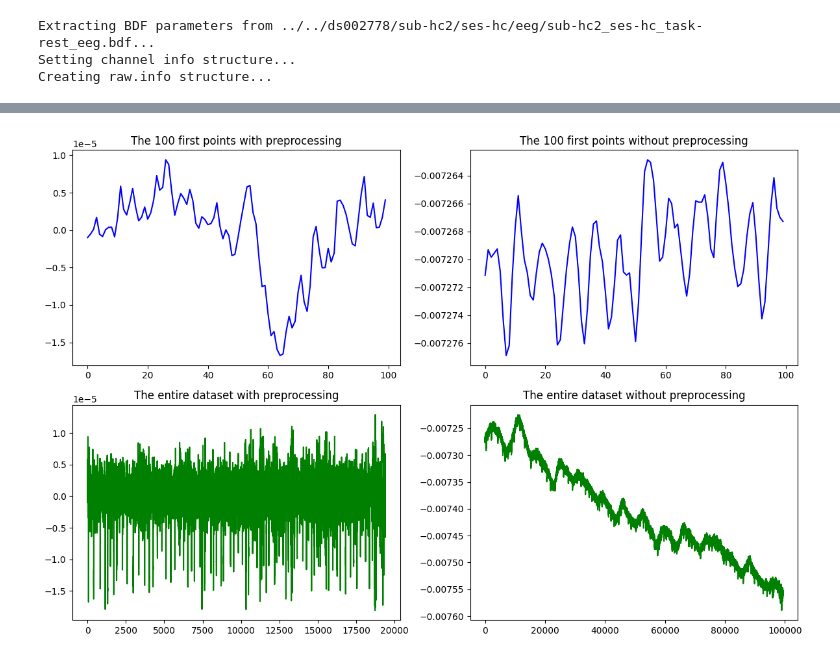
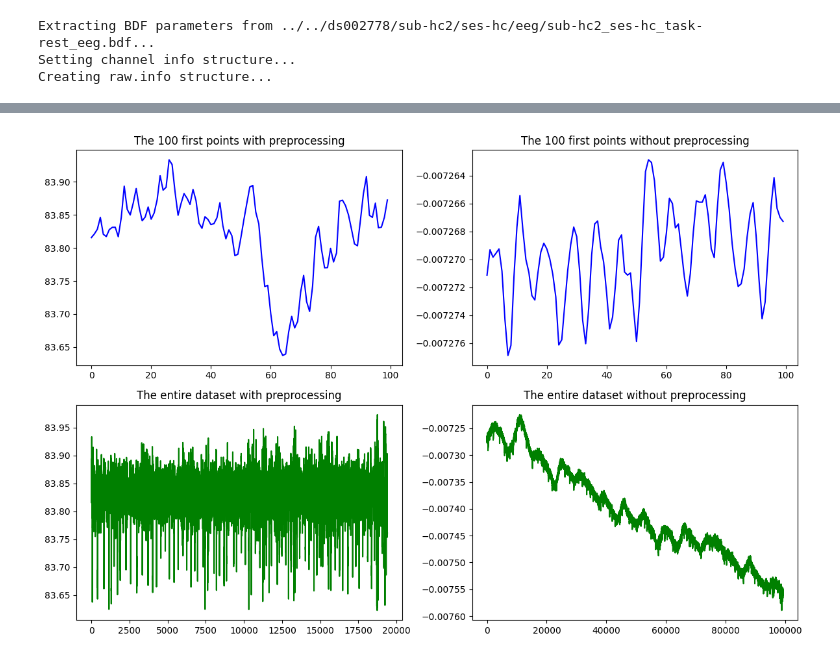
Before and after one commit to t-mariani/multi-time-gnn, a Jupyter notebook: plots/plot_preprocessing.ipynb, the cells around one changed output, grey strips where cells are left out. Cells and saved outputs as stored; diff of their text form; code cells hidden in the pictures.

Commit message:
IMP: normalisation in plot_preprocessing

```diff
--- a/plots/plot_preprocessing.ipynb
+++ b/plots/plot_preprocessing.ipynb
@@ -24,5 +26,7 @@ dataset_preprocessed = preprocess_eeg(dataset, config)
 Extracting BDF parameters from ../../ds002778/sub-hc2/ses-hc/eeg/sub-hc2_ses-hc_task-rest_eeg.bdf...
 Setting channel info structure...
 Creating raw.info structure...
+# %%
+normalizer = get_normalizer("zscore", dataset)
 # %%
-dataset
+dataset_preprocessed_normalized = normalizer.normalize(dataset_preprocessed)
@@ -66,25 +35,25 @@ plt.plot(dataset_preprocessed[0][:100])
 # %%
 channel = 8
 plot_length = 100
 
 fig, axes = plt.subplots(2, 2, figsize=(12, 8))
 
 # Plot on each subplot
-axes[0, 0].plot(dataset_preprocessed[channel][:plot_length], color='blue')
+axes[0, 0].plot(dataset_preprocessed_normalized[channel][:plot_length], color='blue')
 axes[0, 0].set_title(f'The {plot_length} first points with preprocessing')
 
 axes[0, 1].plot(dataset[channel][:plot_length], color='blue')
 axes[0, 1].set_title(f'The {plot_length} first points without preprocessing')
 
-axes[1, 0].plot(dataset_preprocessed[channel], color='green')
+axes[1, 0].plot(dataset_preprocessed_normalized[channel], color='green')
 axes[1, 0].set_title(f'The entire dataset with preprocessing')
 
 axes[1, 1].plot(dataset[channel], color='green')
 axes[1, 1].set_title(f'The entire dataset without preprocessing')
 
 # Adjust layout to prevent overlap
 plt.tight_layout()
 plt.savefig("prepocessing.png")
 plt.show()
 # %% [output]
-[figure, old version]
+[figure, new version]
```
Also changed, not shown: parts of 6 cells of this notebook, 1 other file.
